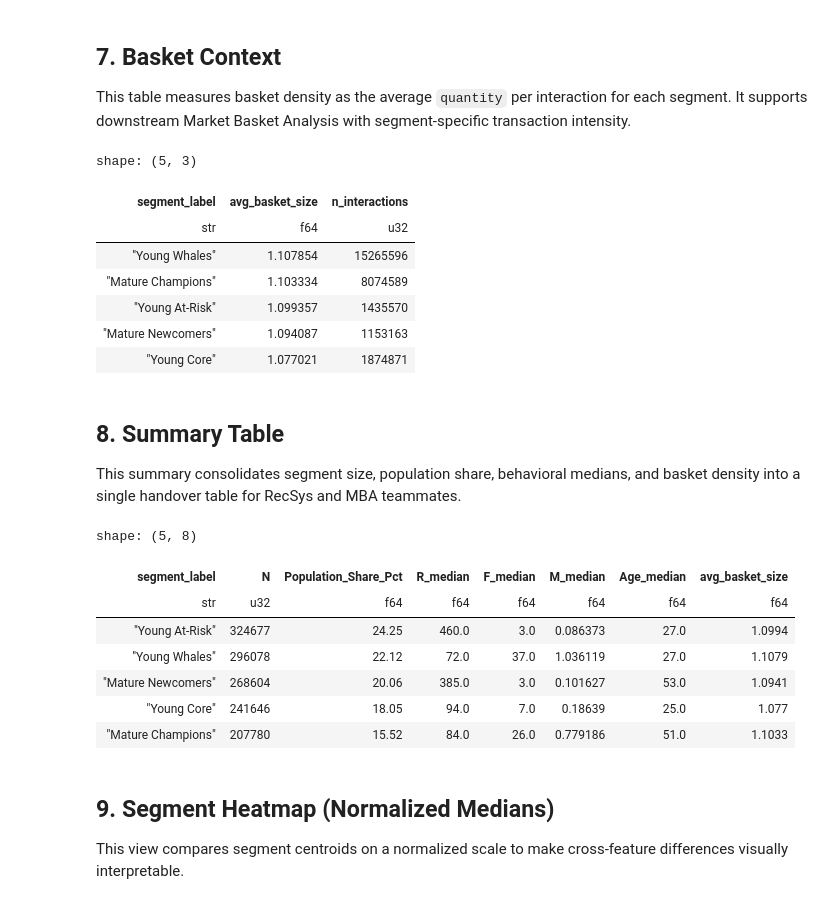
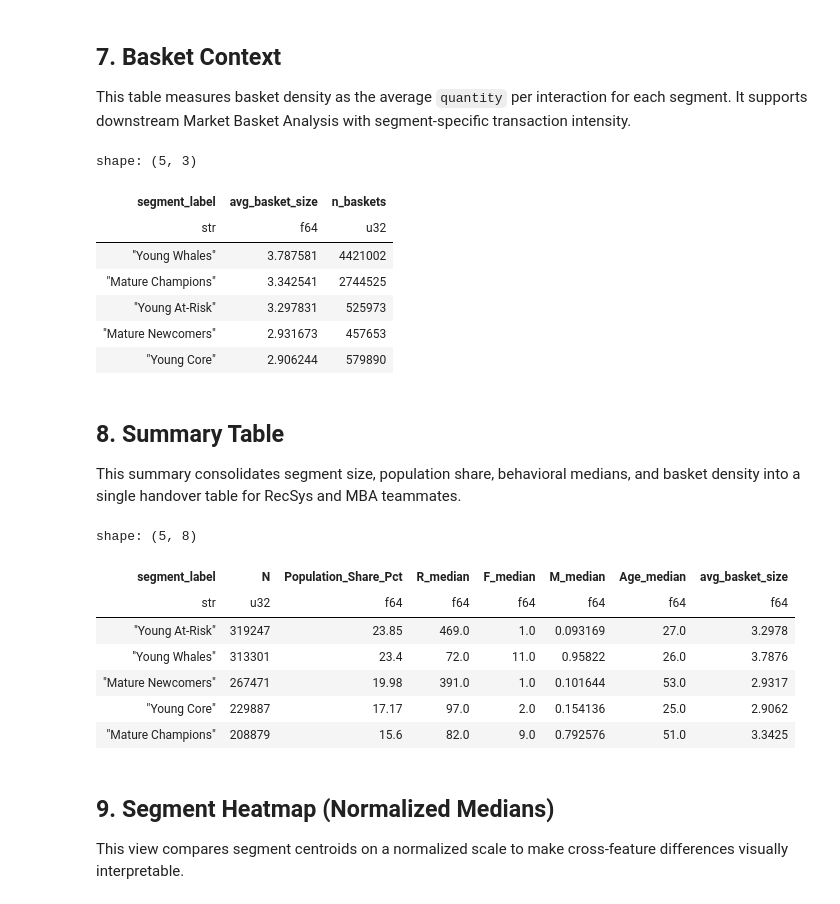
Before and after one commit to miles2542/hm-recommendation-system, a Jupyter notebook: notebooks/RFM_KMeans_Segmentation.ipynb, the cells around one changed output. Saved outputs shown, nothing was run; the diff lists cells and outputs as text; code cells hidden in the pictures.

```diff
--- a/notebooks/RFM_KMeans_Segmentation.ipynb
+++ b/notebooks/RFM_KMeans_Segmentation.ipynb
@@ -73,7 +73,7 @@ rfm_lf = (
     .group_by("customer_id")
     .agg([
         pl.col("days_ago").min().alias("R"),
-        pl.col("t_dat").count().alias("F"),
+        pl.col("t_dat").n_unique().alias("F"),
         (pl.col("price") * pl.col("quantity")).sum().alias("M"),
     ])
     .join(customers_lf, on="customer_id", how="left")
@@ -84,7 +84,10 @@ rfm_df = rfm_lf.collect()
 
 # Defensive age handling in case unexpected nulls are present.
 if rfm_df.get_column("age").null_count() > 0:
-    fallback_age = int(customers_lf.select(pl.col("age").median().alias("age_median")).collect().item())
+    non_null_age = rfm_df.get_column("age").drop_nulls()
+    if len(non_null_age) == 0:
+        raise ValueError("Cannot compute fallback age: all active customers have null age.")
+    fallback_age = int(non_null_age.median())
     rfm_df = rfm_df.with_columns(pl.col("age").fill_null(fallback_age))
     print(f"Filled null age values with fallback median age: {fallback_age}")
 
@@ -403,33 +406,40 @@ shape: (5, 11)
 
 This table measures basket density as the average `quantity` per interaction for each segment. It supports downstream Market Basket Analysis with segment-specific transaction intensity.
 # %%
+basket_sizes_df = (
+    train_lf
+    .select(["customer_id", "t_dat", "quantity"])
+    .group_by(["customer_id", "t_dat"])
+    .agg(pl.col("quantity").sum().alias("basket_size"))
+    .collect()
+)
+
 basket_context_df = (
-    train_lf
-    .select(["customer_id", "quantity"])
+    basket_sizes_df.lazy()
     .join(
         segmented_df.lazy().select(["customer_id", "segment_label", "cluster_id"]),
         on="customer_id",
         how="inner",
     )
     .group_by("segment_label")
     .agg([
-        pl.col("quantity").mean().alias("avg_basket_size"),
-        pl.len().alias("n_interactions"),
+        pl.col("basket_size").mean().alias("avg_basket_size"),
+        pl.len().alias("n_baskets"),
     ])
     .sort("avg_basket_size", descending=True)
     .collect()
 )
 
 basket_context_df
 # %% [output]
 shape: (5, 3)
-| segment_label | avg_basket_size | n_interactions |
+| segment_label | avg_basket_size | n_baskets |
 | str | f64 | u32 |
-| "Young Whales" | 1.107854 | 15265596 |
-| "Mature Champions" | 1.103334 | 8074589 |
-| "Young At-Risk" | 1.099357 | 1435570 |
-| "Mature Newcomers" | 1.094087 | 1153163 |
-| "Young Core" | 1.077021 | 1874871 |
+| "Young Whales" | 3.787581 | 4421002 |
+| "Mature Champions" | 3.342541 | 2744525 |
+| "Young At-Risk" | 3.297831 | 525973 |
+| "Mature Newcomers" | 2.931673 | 457653 |
+| "Young Core" | 2.906244 | 579890 |
 # %% [markdown]
 ## 8. Summary Table
 
@@ -474,11 +484,11 @@ segment_summary_df
 shape: (5, 8)
 | segment_label | N | Population_Share_Pct | R_median | F_median | M_median | Age_median | avg_basket_size |
 | str | u32 | f64 | f64 | f64 | f64 | f64 | f64 |
-| "Young At-Risk" | 324677 | 24.25 | 460.0 | 3.0 | 0.086373 | 27.0 | 1.0994 |
-| "Young Whales" | 296078 | 22.12 | 72.0 | 37.0 | 1.036119 | 27.0 | 1.1079 |
-| "Mature Newcomers" | 268604 | 20.06 | 385.0 | 3.0 | 0.101627 | 53.0 | 1.0941 |
-| "Young Core" | 241646 | 18.05 | 94.0 | 7.0 | 0.18639 | 25.0 | 1.077 |
-| "Mature Champions" | 207780 | 15.52 | 84.0 | 26.0 | 0.779186 | 51.0 | 1.1033 |
+| "Young At-Risk" | 319247 | 23.85 | 469.0 | 1.0 | 0.093169 | 27.0 | 3.2978 |
+| "Young Whales" | 313301 | 23.4 | 72.0 | 11.0 | 0.95822 | 26.0 | 3.7876 |
+| "Mature Newcomers" | 267471 | 19.98 | 391.0 | 1.0 | 0.101644 | 53.0 | 2.9317 |
+| "Young Core" | 229887 | 17.17 | 97.0 | 2.0 | 0.154136 | 25.0 | 2.9062 |
+| "Mature Champions" | 208879 | 15.6 | 82.0 | 9.0 | 0.792576 | 51.0 | 3.3425 |
 # %% [markdown]
 ## 9. Segment Heatmap (Normalized Medians)
 
```
Also changed, not shown: parts of 9 cells of this notebook, 7 other files.
